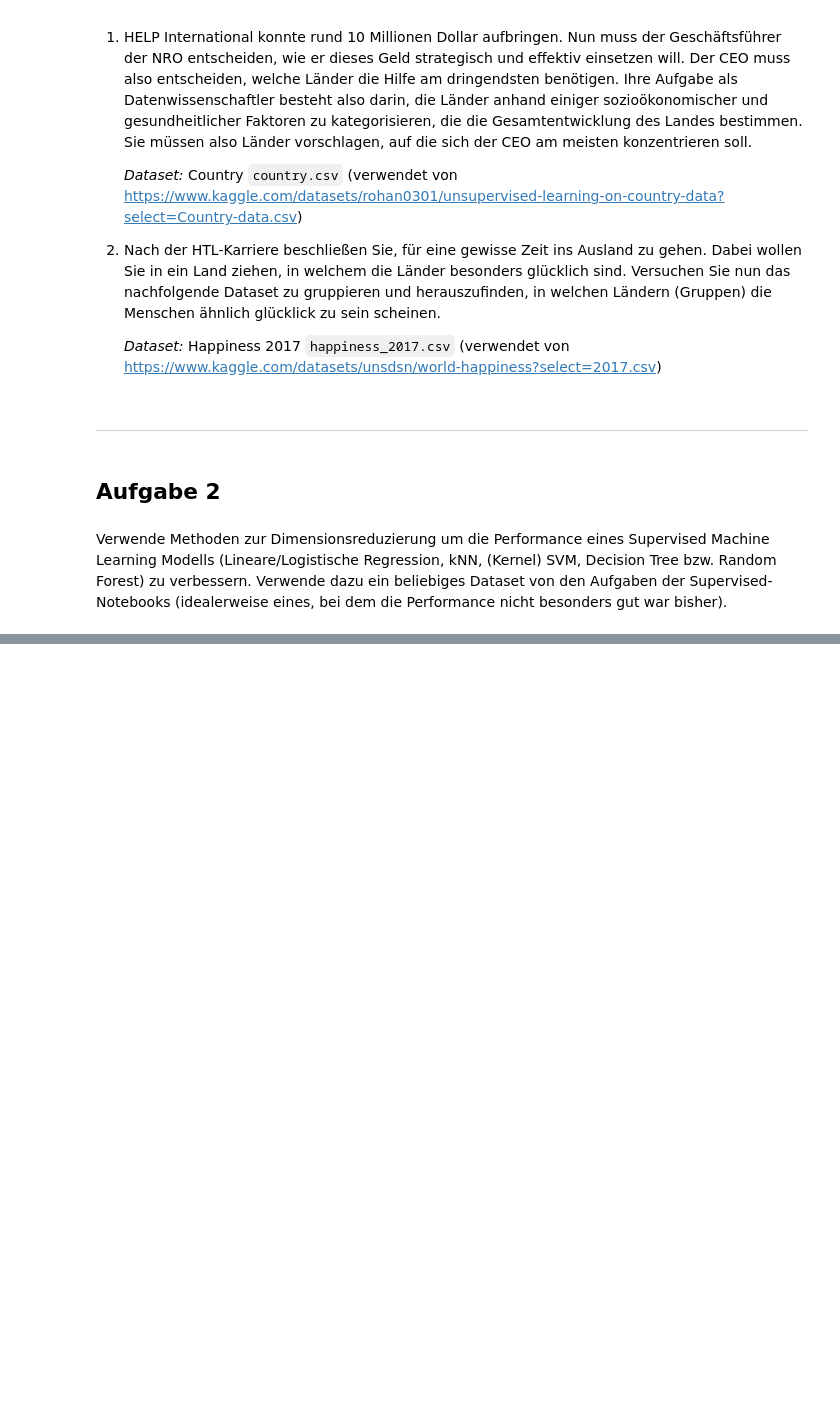
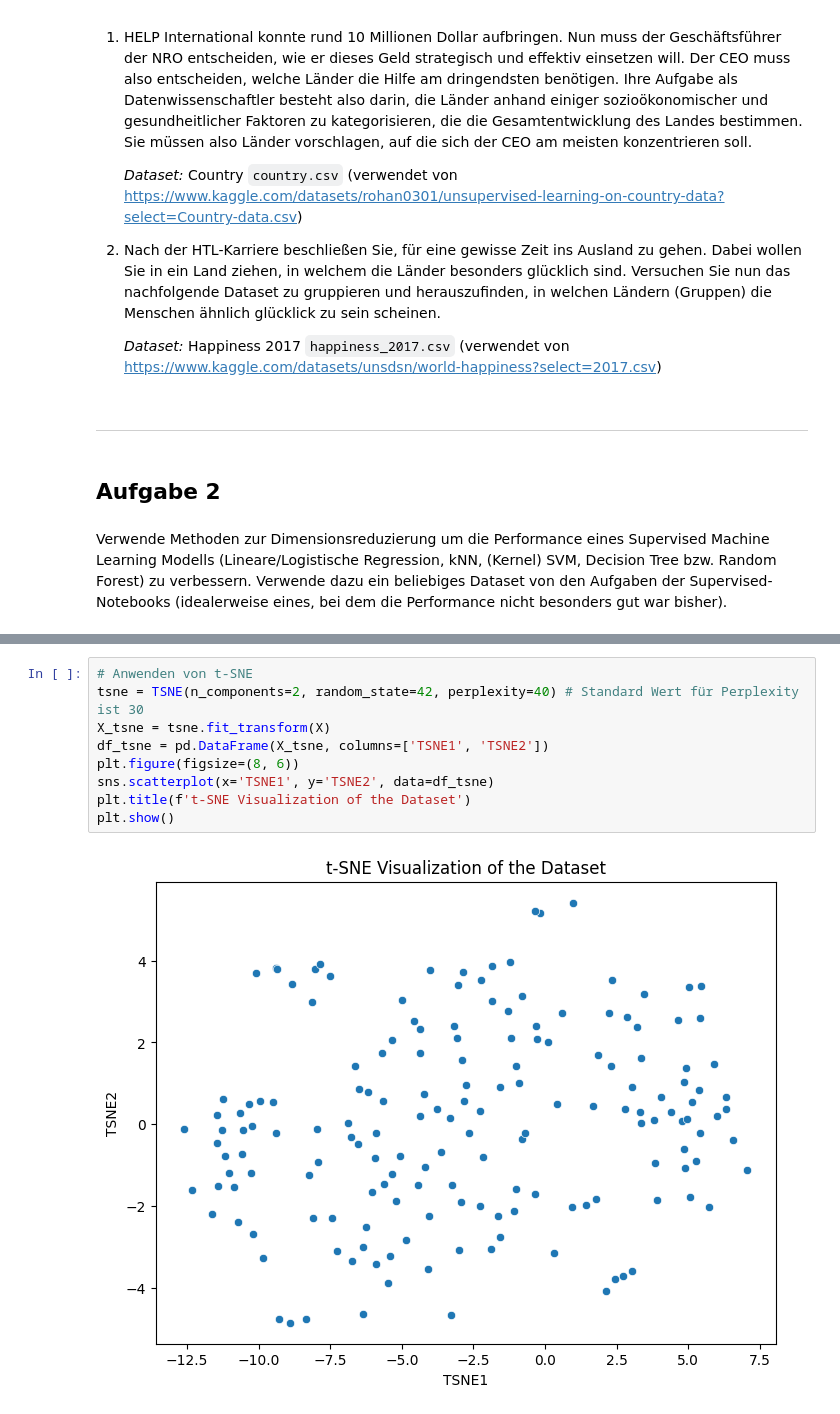
Before and after one commit to KainTim/DSAI, a Jupyter notebook: 05_ML/code/unsupervised_2_downprojection.ipynb, the cells around one changed output, grey strips where cells are left out. Cells and saved outputs as stored; diff of their text form; blank space fills up the shorter version.

```diff
--- a/05_ML/code/unsupervised_2_downprojection.ipynb
+++ b/05_ML/code/unsupervised_2_downprojection.ipynb
@@ -323,0 +366,11 @@ Verwende Methoden zur Dimensionsreduzierung um die Performance eines Supervised
+# %%
+# Anwenden von t-SNE
+tsne = TSNE(n_components=2, random_state=42, perplexity=40) # Standard Wert für Perplexity ist 30
+X_tsne = tsne.fit_transform(X)
+df_tsne = pd.DataFrame(X_tsne, columns=['TSNE1', 'TSNE2'])
+plt.figure(figsize=(8, 6))
+sns.scatterplot(x='TSNE1', y='TSNE2', data=df_tsne)
+plt.title(f't-SNE Visualization of the Dataset')
+plt.show()
+# %% [output]
+[figure, added]
```
Also changed, not shown: parts of 6 cells of this notebook, 4 other files.
